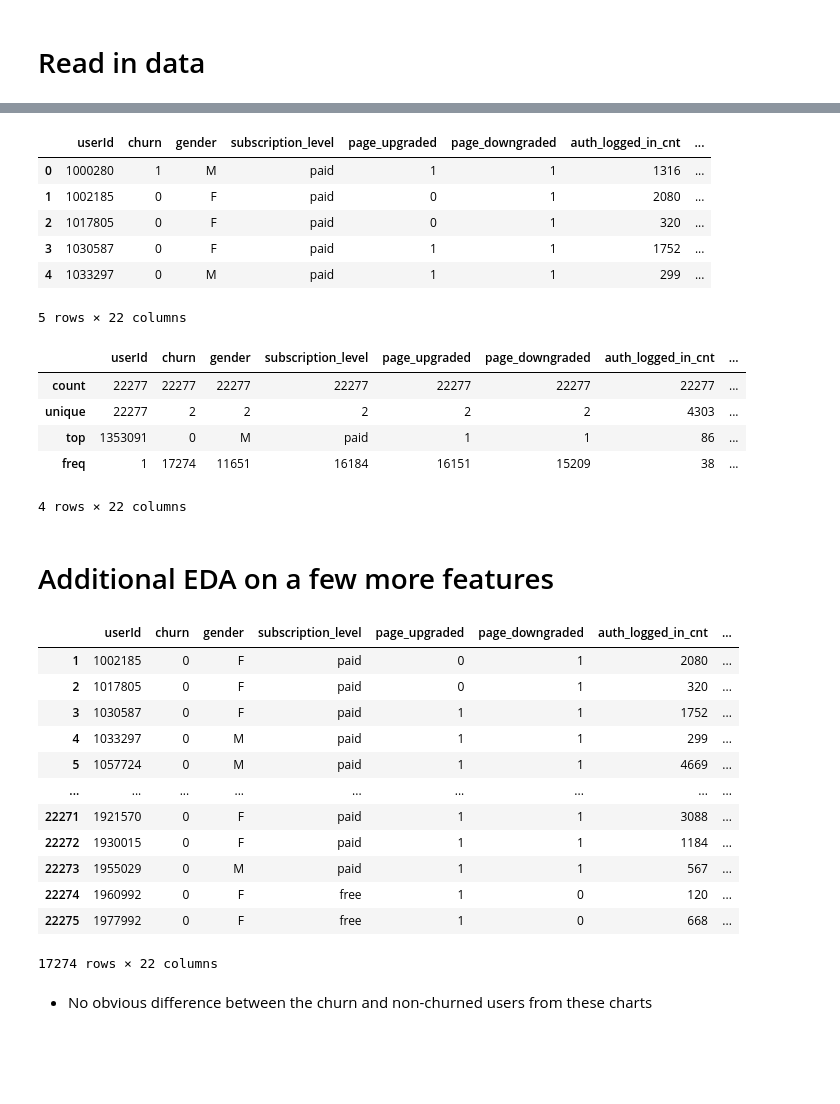
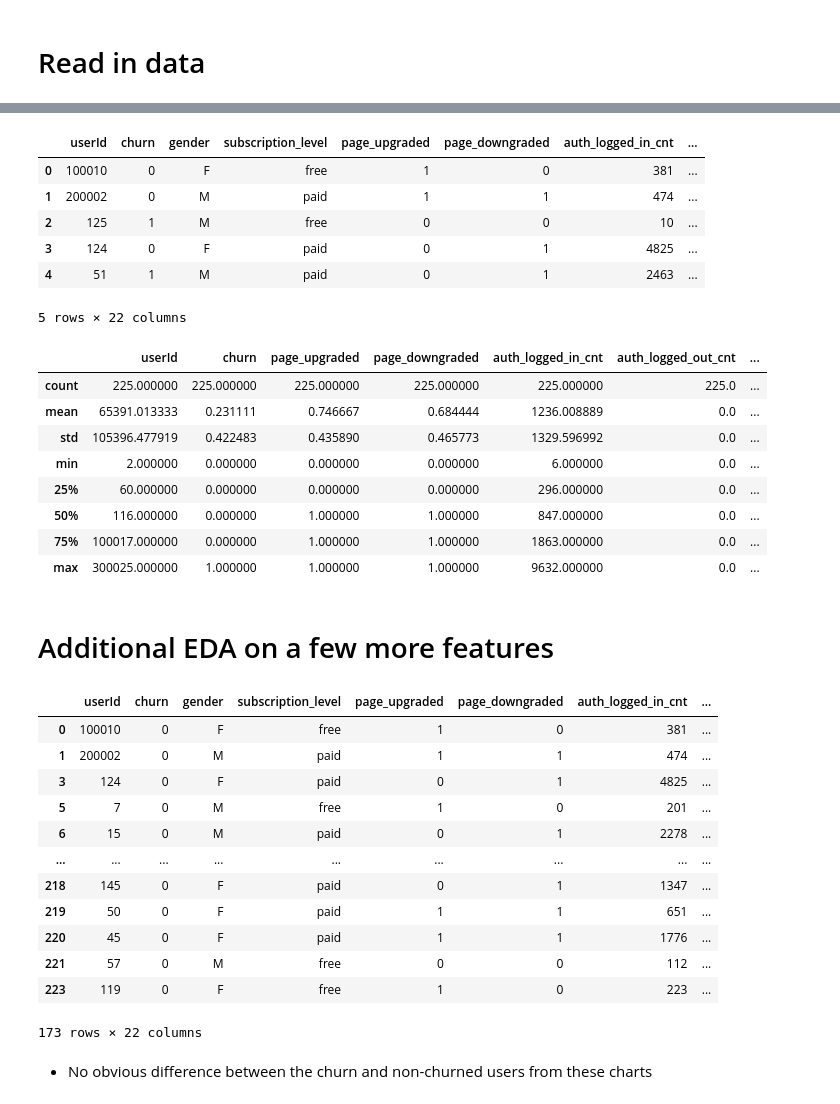
Before and after one commit to j450h1/https-github.com-j450h1-udacity-data-scientist-nanodegree-capstone-project, a Jupyter notebook: final.ipynb, the cells around one changed output, grey strips where cells are left out. Cells and saved outputs as stored; diff of their text form; code cells hidden in the pictures; blank space fills up the shorter version.

```diff
--- a/final.ipynb
+++ b/final.ipynb
@@ -16,7 +22,7 @@ spark# create a Spark session
 # %% [markdown]
 # Read in data
 # %%
-user_data = Path.cwd() / "data" / "TRANSFORMED_sparkify_event_data.csv"
-user_df = spark.read.csv(str(user_data), header='true')
+user_data = Path.cwd() / "data" / "TRANSFORMED_mini_sparkify_event_data.csv"
+user_df = spark.read.csv(str(user_data), header='true', inferSchema="true")
 user_df.head()
 # %% [output]
@@ -47,21 +53,24 @@ pdf = user_df.toPandas()
 pdf.head()
 # %% [output]
 |  | userId | churn | gender | subscription_level | page_upgraded | page_downgraded | auth_logged_in_cnt | ... |
-| 0 | 1000280 | 1 | M | paid | 1 | 1 | 1316 | ... |
-| 1 | 1002185 | 0 | F | paid | 0 | 1 | 2080 | ... |
-| 2 | 1017805 | 0 | F | paid | 0 | 1 | 320 | ... |
-| 3 | 1030587 | 0 | F | paid | 1 | 1 | 1752 | ... |
-| 4 | 1033297 | 0 | M | paid | 1 | 1 | 299 | ... |
+| 0 | 100010 | 0 | F | free | 1 | 0 | 381 | ... |
+| 1 | 200002 | 0 | M | paid | 1 | 1 | 474 | ... |
+| 2 | 125 | 1 | M | free | 0 | 0 | 10 | ... |
+| 3 | 124 | 0 | F | paid | 0 | 1 | 4825 | ... |
+| 4 | 51 | 1 | M | paid | 0 | 1 | 2463 | ... |
 5 rows × 22 columns
 # %%
 pdf.describe()
 # %% [output]
-|  | userId | churn | gender | subscription_level | page_upgraded | page_downgraded | auth_logged_in_cnt | ... |
-| count | 22277 | 22277 | 22277 | 22277 | 22277 | 22277 | 22277 | ... |
-| unique | 22277 | 2 | 2 | 2 | 2 | 2 | 4303 | ... |
-| top | 1353091 | 0 | M | paid | 1 | 1 | 86 | ... |
-| freq | 1 | 17274 | 11651 | 16184 | 16151 | 15209 | 38 | ... |
+|  | userId | churn | page_upgraded | page_downgraded | auth_logged_in_cnt | auth_logged_out_cnt | ... |
+| count | 225.000000 | 225.000000 | 225.000000 | 225.000000 | 225.000000 | 225.0 | ... |
+| mean | 65391.013333 | 0.231111 | 0.746667 | 0.684444 | 1236.008889 | 0.0 | ... |
+| std | 105396.477919 | 0.422483 | 0.435890 | 0.465773 | 1329.596992 | 0.0 | ... |
+| min | 2.000000 | 0.000000 | 0.000000 | 0.000000 | 6.000000 | 0.0 | ... |
+| 25% | 60.000000 | 0.000000 | 0.000000 | 0.000000 | 296.000000 | 0.0 | ... |
+| 50% | 116.000000 | 0.000000 | 1.000000 | 1.000000 | 847.000000 | 0.0 | ... |
+| 75% | 100017.000000 | 0.000000 | 1.000000 | 1.000000 | 1863.000000 | 0.0 | ... |
+| max | 300025.000000 | 1.000000 | 1.000000 | 1.000000 | 9632.000000 | 0.0 | ... |
-4 rows × 22 columns
 # %% [markdown]
 # Additional EDA on a few more features
 # %%
@@ -88,21 +97,21 @@ fig.show()
 fig = px.histogram(pdf, x="artist_cnt", color="churn")
 fig.show()
 # %%
-pdf.loc[pdf['churn'] == '0']
+pdf.loc[pdf['churn'] == 0]
 # %% [output]
 |  | userId | churn | gender | subscription_level | page_upgraded | page_downgraded | auth_logged_in_cnt | ... |
-| 1 | 1002185 | 0 | F | paid | 0 | 1 | 2080 | ... |
-| 2 | 1017805 | 0 | F | paid | 0 | 1 | 320 | ... |
-| 3 | 1030587 | 0 | F | paid | 1 | 1 | 1752 | ... |
-| 4 | 1033297 | 0 | M | paid | 1 | 1 | 299 | ... |
-| 5 | 1057724 | 0 | M | paid | 1 | 1 | 4669 | ... |
+| 0 | 100010 | 0 | F | free | 1 | 0 | 381 | ... |
+| 1 | 200002 | 0 | M | paid | 1 | 1 | 474 | ... |
+| 3 | 124 | 0 | F | paid | 0 | 1 | 4825 | ... |
+| 5 | 7 | 0 | M | free | 1 | 0 | 201 | ... |
+| 6 | 15 | 0 | M | paid | 0 | 1 | 2278 | ... |
 | ... | ... | ... | ... | ... | ... | ... | ... | ... |
-| 22271 | 1921570 | 0 | F | paid | 1 | 1 | 3088 | ... |
-| 22272 | 1930015 | 0 | F | paid | 1 | 1 | 1184 | ... |
-| 22273 | 1955029 | 0 | M | paid | 1 | 1 | 567 | ... |
-| 22274 | 1960992 | 0 | F | free | 1 | 0 | 120 | ... |
-| 22275 | 1977992 | 0 | F | free | 1 | 0 | 668 | ... |
+| 218 | 145 | 0 | F | paid | 0 | 1 | 1347 | ... |
+| 219 | 50 | 0 | F | paid | 1 | 1 | 651 | ... |
+| 220 | 45 | 0 | F | paid | 1 | 1 | 1776 | ... |
+| 221 | 57 | 0 | M | free | 0 | 0 | 112 | ... |
+| 223 | 119 | 0 | F | free | 1 | 0 | 223 | ... |
-17274 rows × 22 columns
+173 rows × 22 columns
 # %%
 fig = go.Figure()
 # Use x instead of y argument for horizontal plot
```
Also changed, not shown: parts of 42 cells of this notebook.
